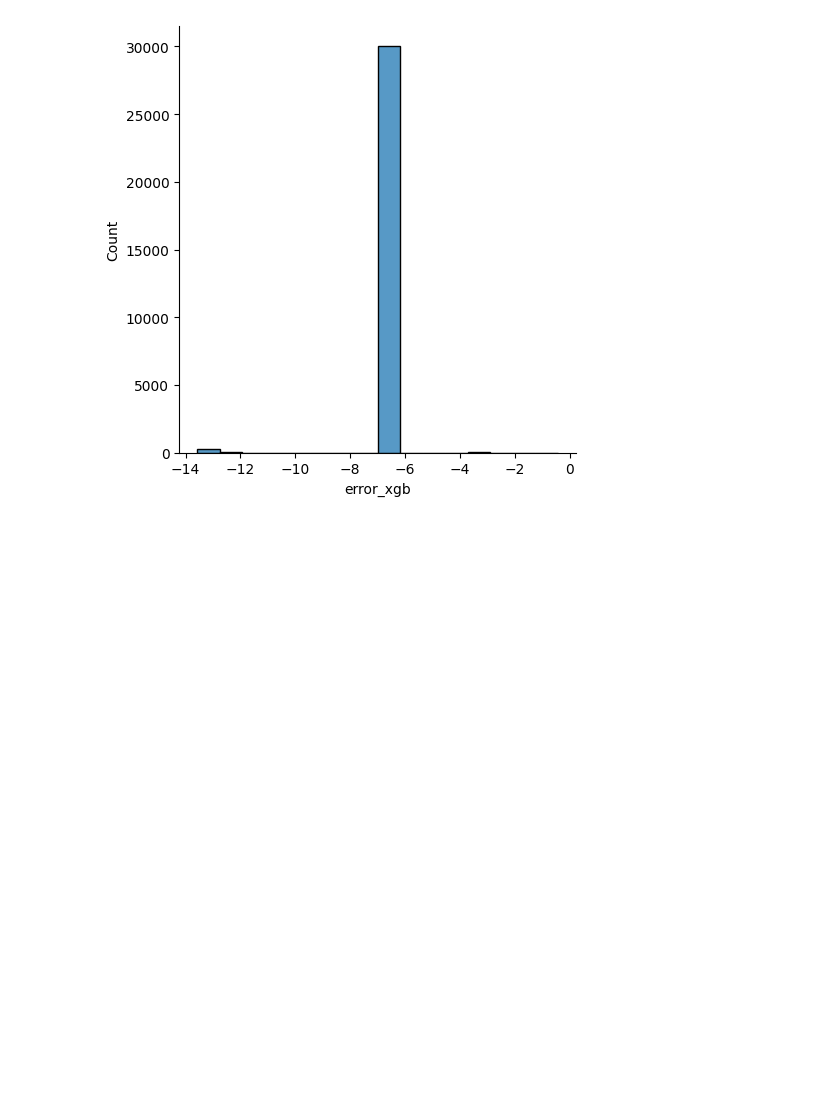
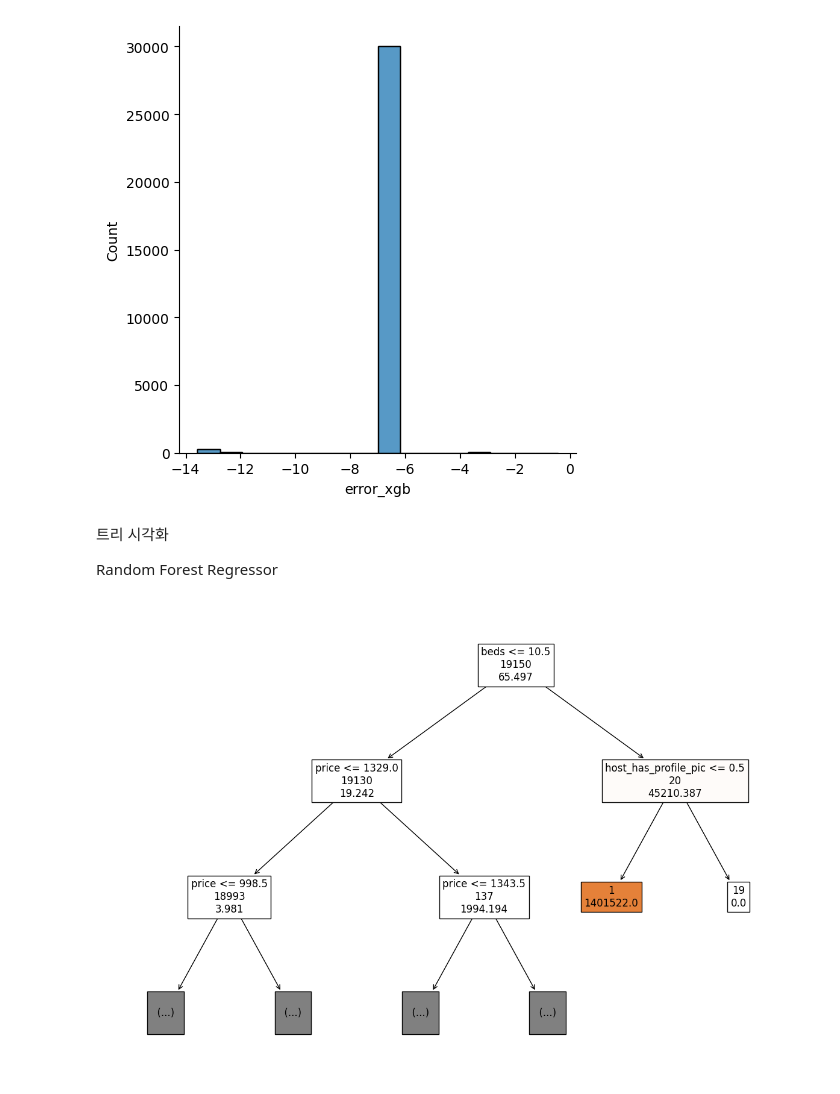
Before and after one commit to HongSeongMo/Airbnb, a Jupyter notebook: Copy_of_airbnb_lecture_6.ipynb, the cells around one changed output. Cells and saved outputs as stored; diff of their text form; code cells hidden in the pictures; blank space fills up the shorter version.

```diff
--- a/Copy_of_airbnb_lecture_6.ipynb
+++ b/Copy_of_airbnb_lecture_6.ipynb
@@ -267,3 +272,7 @@ sns.displot(data = y_train, x='error_xgb')
 # %% [output]
 <seaborn.axisgrid.FacetGrid at 0x...>
 [figure]
+# %% [markdown]
+트리 시각화
+
+Random Forest Regressor
@@ -269,0 +281,14 @@ sns.displot(data = y_train, x='error_xgb')
+# %%
+# single tree
+estimator = model_rf.estimators_[50]
+# %%
+plot_tree(estimator,
+          feature_names= X_train.columns,
+          filled= True,
+          label = 'none', impurity = None,
+          max_depth= 2,
+          fontsize = 12)
+
+plt.show()
+# %% [output]
+[figure, added]
```
Also changed, not shown: parts of 4 cells of this notebook.
